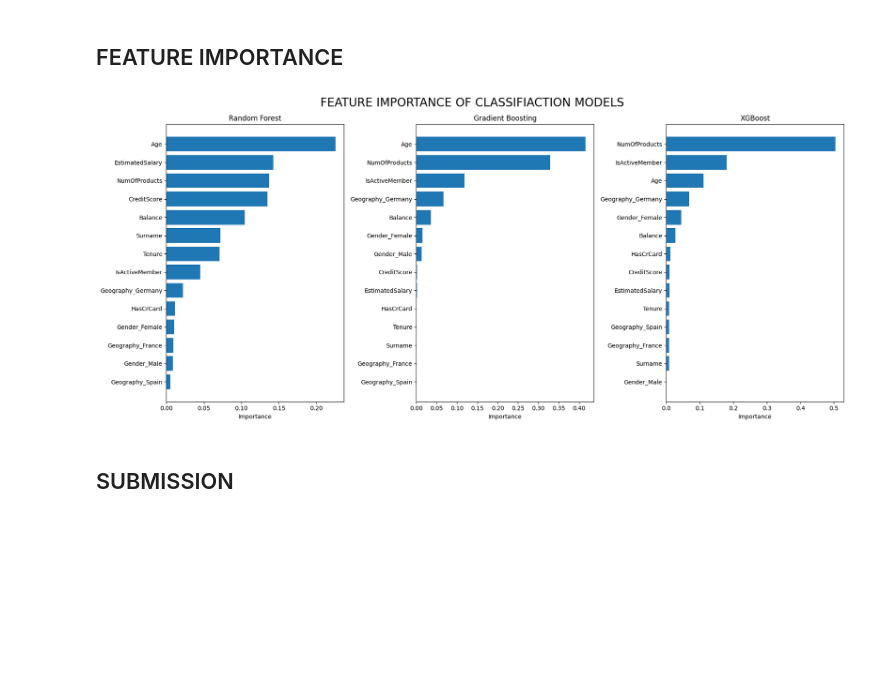
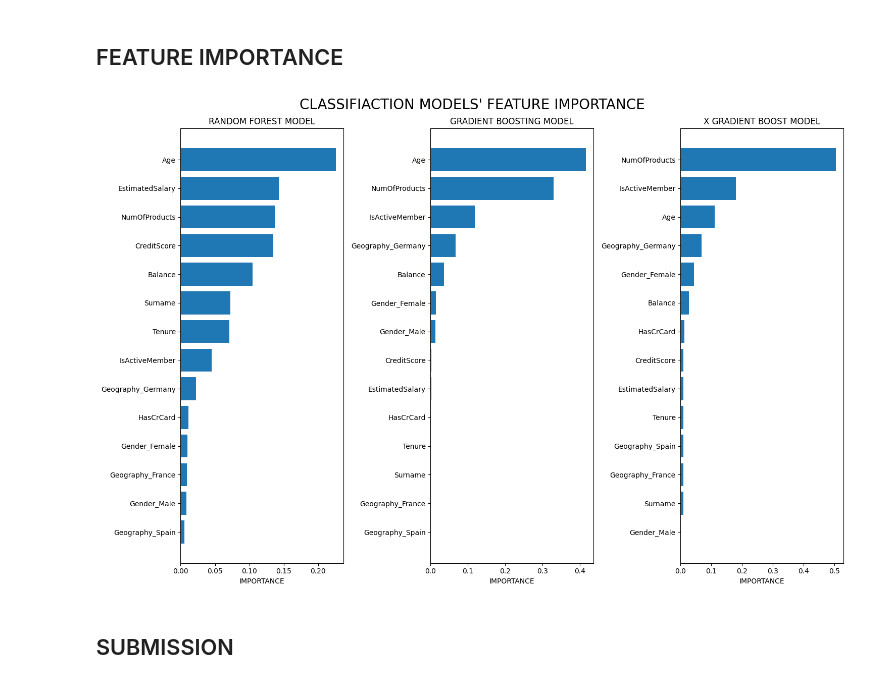
Before and after one commit to Stephen-Adwini-Badu/10.-Bank-Churn-Project, a Jupyter notebook: Bank Churn Notebook.ipynb, the cells around one changed output. Saved outputs shown, nothing was run; the diff lists cells and outputs as text; code cells hidden in the pictures; blank space fills up the shorter version.

```diff
--- a/Bank Churn Notebook.ipynb
+++ b/Bank Churn Notebook.ipynb
@@ -249,40 +302,40 @@ plt.tight_layout(pad=1.5)
 # %%
 # Get feature importances
 rfc_importances = rfc.feature_importances_
 gbc_importances = gbc.feature_importances_
 xgb_importances = xgb.feature_importances_
 
 # Get feature names
 feature_names = X.columns
 
-# Sort feature importances in ascending order
+# Sort features by importance in ascending order
 rfc_sorted_idx = np.argsort(rfc_importances)
 gbc_sorted_idx = np.argsort(gbc_importances)
 xgb_sorted_idx = np.argsort(xgb_importances)
 
 # Create subplots
-fig, ax = plt.subplots(1, 3, figsize=(18, 8))
-plt.suptitle("FEATURE IMPORTANCE OF CLASSIFIACTION MODELS", fontsize=20)
+fig, ax = plt.subplots(1, 3, figsize=(15, 10))
+plt.suptitle("CLASSIFIACTION MODELS' FEATURE IMPORTANCE", fontsize=20)
 
 # Plot feature importances for RandomForestClassifier
 ax[0].barh(feature_names[rfc_sorted_idx], rfc_importances[rfc_sorted_idx])
-ax[0].set_title("Random Forest")
-ax[0].set_xlabel("Importance")
+ax[0].set_title("RANDOM FOREST MODEL")
+ax[0].set_xlabel("IMPORTANCE")
 
 # Plot feature importances for GradientBoostingClassifier
 ax[1].barh(feature_names[gbc_sorted_idx], gbc_importances[gbc_sorted_idx])
-ax[1].set_title("Gradient Boosting")
-ax[1].set_xlabel("Importance")
+ax[1].set_title("GRADIENT BOOSTING MODEL")
+ax[1].set_xlabel("IMPORTANCE")
 
 # Plot feature importances for XGBClassifier
 ax[2].barh(feature_names[xgb_sorted_idx], xgb_importances[xgb_sorted_idx])
-ax[2].set_title("XGBoost")
-ax[2].set_xlabel("Importance")
+ax[2].set_title("X GRADIENT BOOST MODEL")
+ax[2].set_xlabel("IMPORTANCE")
 
 plt.tight_layout()
 plt.show()
 # %% [output]
-[figure, old version]
+[figure, new version]
 # %% [markdown]
 ## SUBMISSION
 # %%
```
Also changed, not shown: parts of 4 cells of this notebook.
